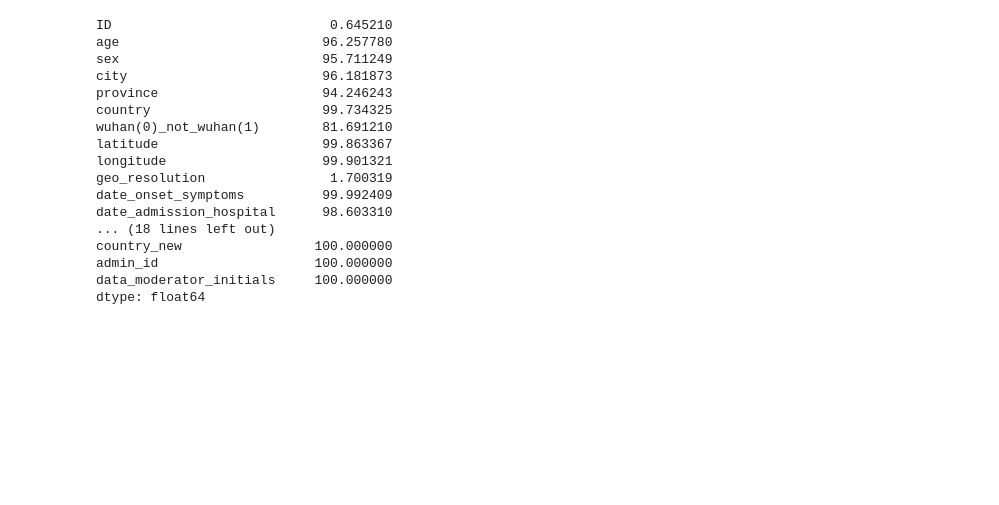
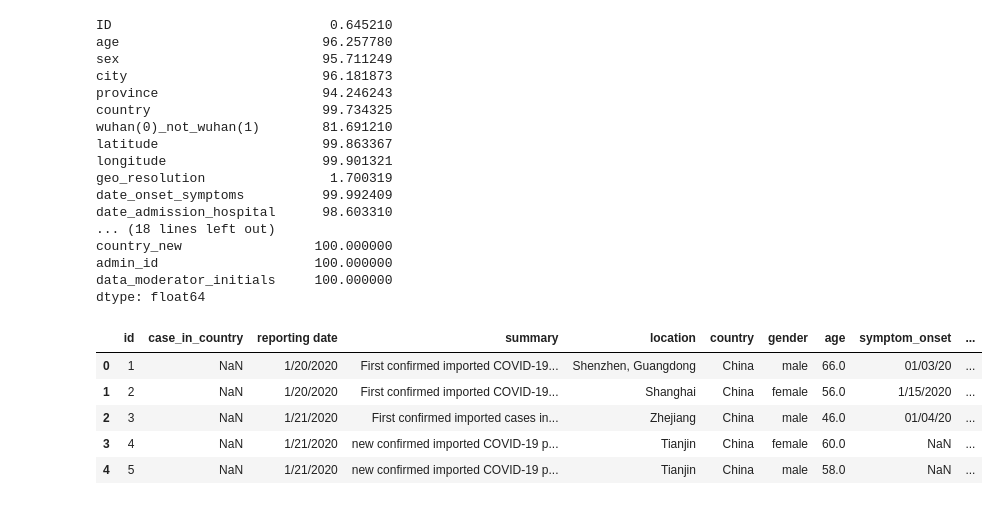
Before and after one commit to joandavi/coronavirus_analysis, a Jupyter notebook: data_exploration.ipynb, the cells around one changed output. Drawn from its saved outputs; the diff is of its cells as text; code cells hidden in the pictures; blank space fills up the shorter version.

```diff
--- a/data_exploration.ipynb
+++ b/data_exploration.ipynb
@@ -38,3 +34,14 @@ country_new                 100.000000
 admin_id                    100.000000
 data_moderator_initials     100.000000
 dtype: float64
+# %%
+df1 = pd.read_csv('raw csv/COVID19_line_list_data.csv')
+# %%
+df1.head()
+# %% [output]
+|  | id | case_in_country | reporting date | summary | location | country | gender | age | symptom_onset | ... |
+| 0 | 1 | NaN | 1/20/2020 | First confirmed imported COVID-19... | Shenzhen, Guangdong | China | male | 66.0 | 01/03/20 | ... |
+| 1 | 2 | NaN | 1/20/2020 | First confirmed imported COVID-19... | Shanghai | China | female | 56.0 | 1/15/2020 | ... |
+| 2 | 3 | NaN | 1/21/2020 | First confirmed imported cases in... | Zhejiang | China | male | 46.0 | 01/04/20 | ... |
+| 3 | 4 | NaN | 1/21/2020 | new confirmed imported COVID-19 p... | Tianjin | China | female | 60.0 | NaN | ... |
+| 4 | 5 | NaN | 1/21/2020 | new confirmed imported COVID-19 p... | Tianjin | China | male | 58.0 | NaN | ... |
```
Also changed, not shown: parts of 5 cells of this notebook, 3 other files.
